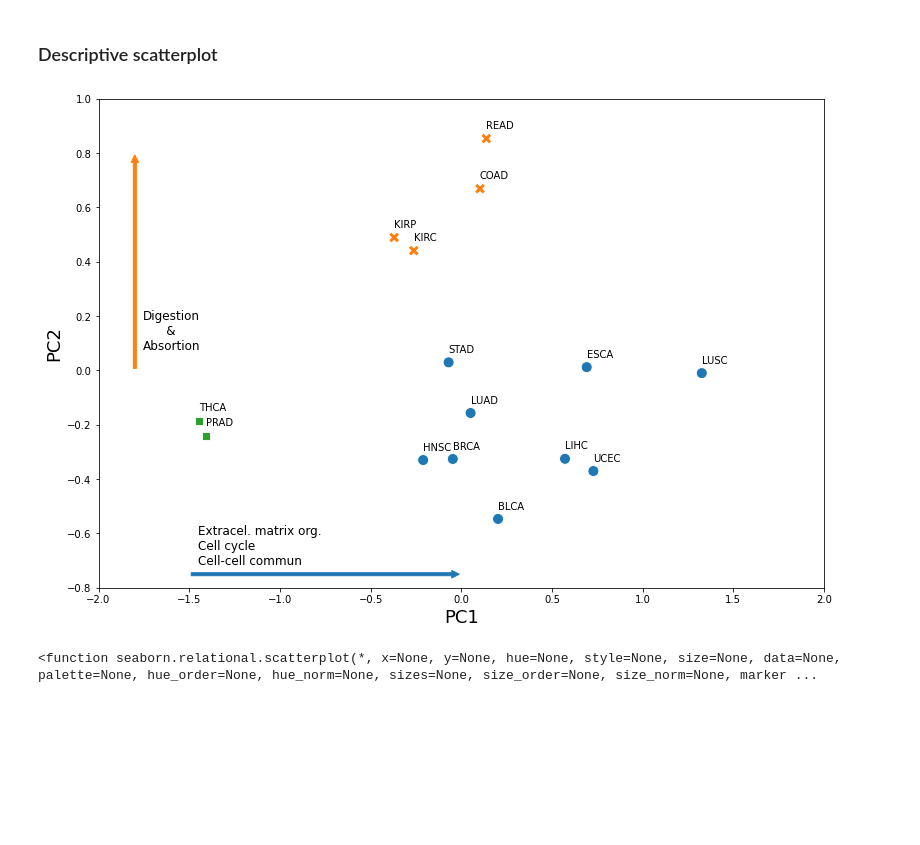
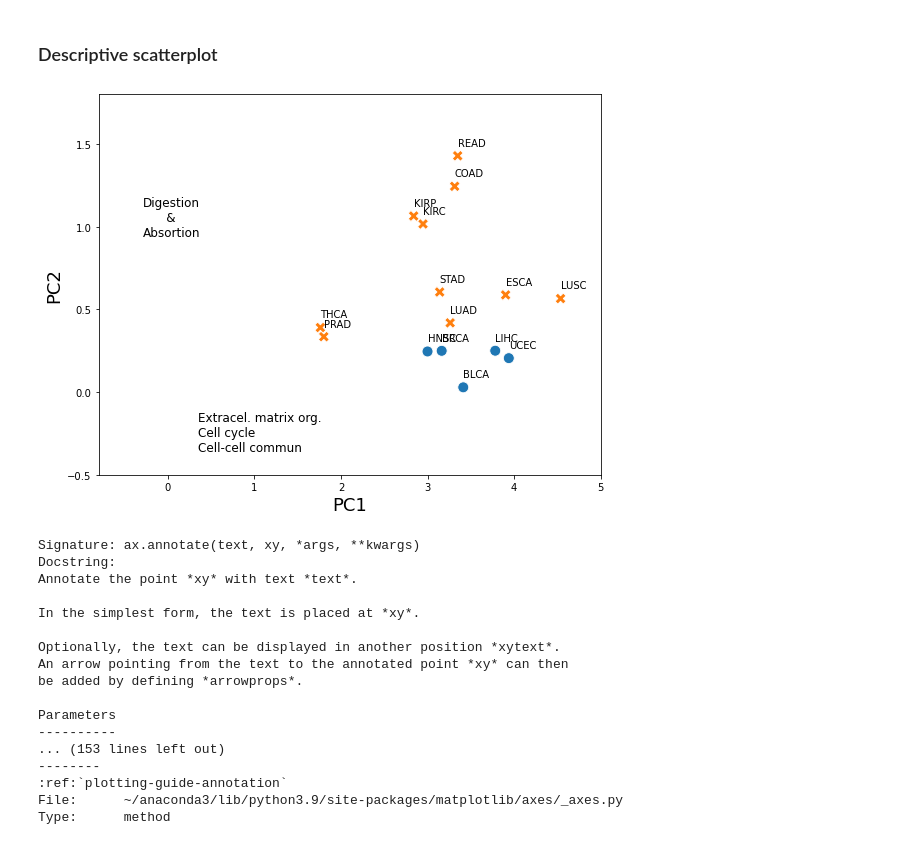
Before and after one commit to SamSaladino/FC-of-Genetic-pathways, a Jupyter notebook: Expr_pathways.ipynb, the cells around one changed output. Drawn from its saved outputs; the diff is of its cells as text; code cells hidden in the pictures; blank space fills up the shorter version.

Commit message:
Uncenter PCA

```diff
--- a/Expr_pathways.ipynb
+++ b/Expr_pathways.ipynb
@@ -118,7 +119,13 @@ Is necessary to transpose the matrix
 # %%
+Y = X.T
+# PCA class
 pca = PCA(6)
 # Tissues as samples and pathways as features
-P_matrix = pca.fit_transform(X.T)
+P_matrix = pca.fit(Y)
+# Make the mean 0 to uncenter
+pca.mean_ = np.zeros(Y.shape)
+# PCA transformation matrix
+P_matrix = pca.transform(Y)
 
 print(P_matrix.shape)
 # %% [output]
@@ -199,7 +206,7 @@ hue[P_matrix[:, 1] > 0.3] = 'Cluster 3'
 ### Descriptive scatterplot
 # %%
 # Set figure dimension
-fig = plt.figure(figsize = (13,9),facecolor='w')
+fig = plt.figure(figsize = (9,7),facecolor='w')
 
 # get current axe
 ax = plt.gca()
@@ -208,8 +215,8 @@ ax = plt.gca()
 plt.xlabel('PC1', fontsize=18)
 plt.ylabel('PC2', size=18)
 # xy limits
-plt.xlim(-2,2)
-plt.ylim(-0.8,1)
+plt.xlim(-0.8,5)
+plt.ylim(-0.5,1.8)
 
 # Scatterplot
 sns.scatterplot( x = -P_matrix[:,0], y = P_matrix[:,1], hue=hue, s=120,
@@ -221,35 +228,51 @@ harrow = mpatches.FancyArrowPatch((-1.5, -0.75), (0, -0.75),
 # Horizontal arrow annotations
 ax.annotate('Extracel. matrix org.',
             xy=(160, 100), xycoords='figure pixels',fontsize=12)
 ax.annotate('Cell cycle',
             xy=(160, 85), xycoords='figure pixels',fontsize=12)
 ax.annotate('Cell-cell commun',
             xy=(160, 70), xycoords='figure pixels',fontsize=12)
 ax.add_patch(harrow)
 # Vertical arrow
 varrow = mpatches.FancyArrowPatch((-1.8, 0), (-1.8, 0.8),
                                  mutation_scale=15, color="C1")
 # Vertical annotations
 ax.annotate('Digestion',
             xy=(105, 315), xycoords='figure pixels',fontsize=12)
 ax.annotate('      &',
             xy=(105, 300), xycoords='figure pixels',fontsize=12)
 ax.annotate('Absortion',
             xy=(105, 285), xycoords='figure pixels',fontsize=12)
 ax.add_patch(varrow)
 
 # Add the labels to the points
 for i in range(len(tissues)):
     plt.annotate(tissues[i], (-P_matrix[:,0][i], P_matrix[:,1][i]),
                  textcoords='offset points', xytext=(0, 10))
 
 # Store the fig
 fig.savefig("./figures_tables/PCA_scatterplot.pdf", bbox_inches='tight')
 # Show the plot
 plt.show()
 # %% [output]
-[figure, old version]
+[figure, new version]
-# %%
-sns.scatterplot
-# %% [output]
-<function seaborn.relational.scatterplot(*, x=None, y=None, hue=None, style=None, size=None, data=None, palette=None, hue_order=None, hue_norm=None, sizes=None, size_order=None, size_norm=None, marker ...
+# %%
+ax.annotate?
+# %% [output]
+Signature: ax.annotate(text, xy, *args, **kwargs)
+Docstring:
+Annotate the point *xy* with text *text*.
+
+In the simplest form, the text is placed at *xy*.
+
+Optionally, the text can be displayed in another position *xytext*.
+An arrow pointing from the text to the annotated point *xy* can then
+be added by defining *arrowprops*.
+
+Parameters
+----------
+... (153 lines left out)
+--------
+:ref:`plotting-guide-annotation`
+File:      ~/anaconda3/lib/python3.9/site-packages/matplotlib/axes/_axes.py
+Type:      method
```
Also changed, not shown: parts of 3 cells of this notebook, 1 other file.
